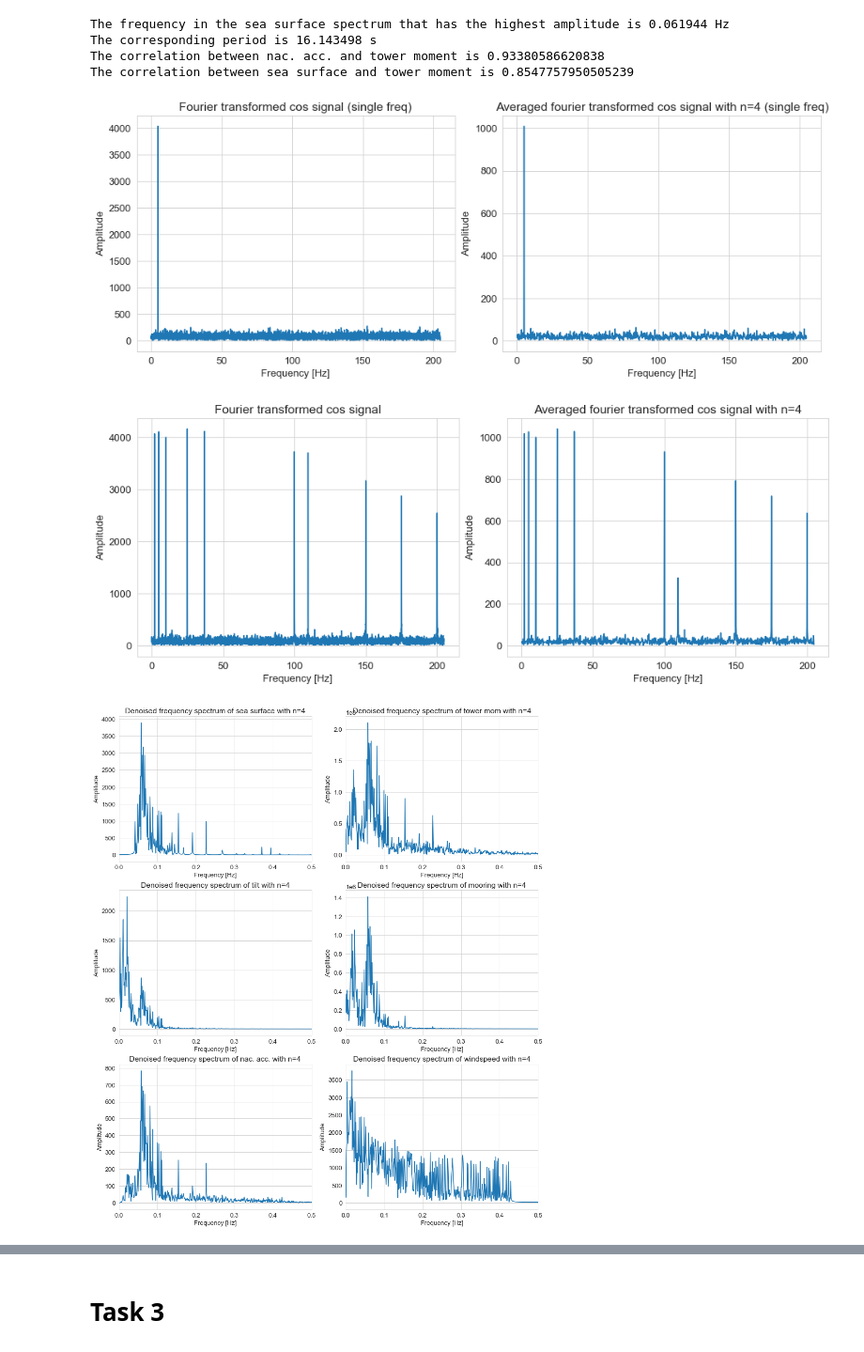
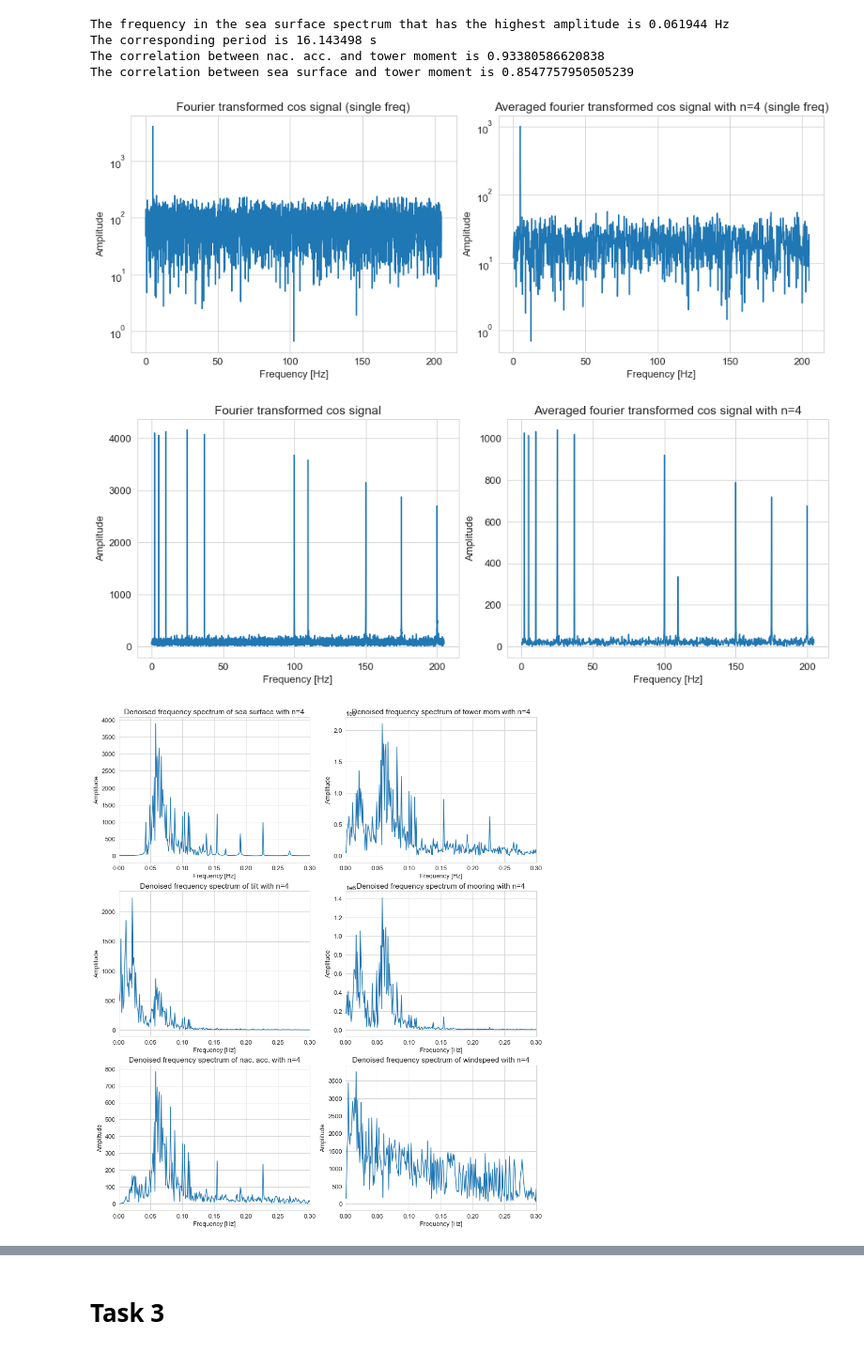
Before and after one commit to tesla1900/programming_course, a Jupyter notebook: project/Project_3_physics718_wind_2_students.ipynb, the cells around one changed output, grey strips where cells are left out. Shown: that part at 94% size. Drawn from its saved outputs; the diff is of its cells as text; code cells hidden in the pictures.

```diff
--- a/project/Project_3_physics718_wind_2_students.ipynb
+++ b/project/Project_3_physics718_wind_2_students.ipynb
@@ -241,7 +241,6 @@ The correlation between nac. acc. and tower moment is 0.93380586620838
 The correlation between sea surface and tower moment is 0.8547757950505239
 # %%
 # function that performs average fourier transform
-
 def avg_fourier(time, a, n):
     '''
     takes time, an array a and slice length n as input and
@@ -259,6 +258,7 @@ def avg_fourier(time, a, n):
 
     return freq, fft_mean
 
+# function that gives the cosine signal
 def cosine(freq, sigma):
     '''
     takes in frequency array and standard deviation for noise
@@ -281,10 +281,11 @@ sig0, fft_sig0, frequency_space0, time_space0 = cosine(sf, 1)
 bits0 = 4
 frequency_space_avg0, sig_avg0 = avg_fourier(time_space0, sig0, bits0)
 
+# plotting
 fig, axs = plt.subplots(1, 2, figsize=(13, 5), constrained_layout=True)
-axs[0].plot(frequency_space0[1:], fft_sig0[1:])
+axs[0].plot(frequency_space0[1:], fft_sig0[1:]); axs[0].set_yscale('log')
 axs[0].set_title('Fourier transformed cos signal (single freq)')
-axs[1].plot(frequency_space_avg0[1:], np.abs(sig_avg0)[1:])
+axs[1].plot(frequency_space_avg0[1:], np.abs(sig_avg0)[1:]); axs[1].set_yscale('log')
 axs[1].set_title('Averaged fourier transformed cos signal with n=%d (single freq)'%bits0)
 # giving labels
 for ax in axs.flat:
@@ -296,6 +297,7 @@ sig, fft_sig, frequency_space, time_space = cosine(f_arr, 1)
 bits = 4
 frequency_space_avg, sig_avg = avg_fourier(time_space, sig, bits)
 
+# plotting
 fig, axs = plt.subplots(1, 2, figsize=(13, 5), constrained_layout=True)
 axs[0].plot(frequency_space[1:], fft_sig[1:])
 axs[0].set_title('Fourier transformed cos signal')
@@ -316,42 +318,43 @@ frequency4, mean4 = avg_fourier(t, nacAcc, nbits)
 frequency5, mean5 = avg_fourier(t, windSpeed, nbits)
 
 # plotting
 plt.rcParams["font.size"] = "13"
 fig, axs = plt.subplots(3, 2, figsize=(13, 15), constrained_layout=True)
-axs[0, 0].plot(frequency0[1:], np.abs(mean0)[1:]); axs[0, 0].set_xlim([0, 0.5]);
+axs[0, 0].plot(frequency0[1:], np.abs(mean0)[1:]); axs[0, 0].set_xlim([0, 0.3]);
 axs[0, 0].set_title('Denoised frequency spectrum of sea surface with n=%d'%nbits)
-axs[0, 1].plot(frequency1[1:], np.abs(mean1)[1:]); axs[0, 1].set_xlim([0, 0.5]);
+axs[0, 1].plot(frequency1[1:], np.abs(mean1)[1:]); axs[0, 1].set_xlim([0, 0.3]);
 axs[0, 1].set_title('Denoised frequency spectrum of tower mom with n=%d'%nbits)
-axs[1, 0].plot(frequency2[1:], np.abs(mean2)[1:]); axs[1, 0].set_xlim([0, 0.5]);
+axs[1, 0].plot(frequency2[1:], np.abs(mean2)[1:]); axs[1, 0].set_xlim([0, 0.3]);
 axs[1, 0].set_title('Denoised frequency spectrum of tilt with n=%d'%nbits)
-axs[1, 1].plot(frequency3[1:], np.abs(mean3)[1:]); axs[1, 1].set_xlim([0, 0.5]);
+axs[1, 1].plot(frequency3[1:], np.abs(mean3)[1:]); axs[1, 1].set_xlim([0, 0.3]);
 axs[1, 1].set_title('Denoised frequency spectrum of mooring with n=%d'%nbits)
-axs[2, 0].plot(frequency4[1:], np.abs(mean4)[1:]); axs[2, 0].set_xlim([0, 0.5]);
+axs[2, 0].plot(frequency4[1:], np.abs(mean4)[1:]); axs[2, 0].set_xlim([0, 0.3]);
 axs[2, 0].set_title('Denoised frequency spectrum of nac. acc. with n=%d'%nbits)
-axs[2, 1].plot(frequency5[1:], np.abs(mean5)[1:]); axs[2, 1].set_xlim([0, 0.5]);
+axs[2, 1].plot(frequency5[1:], np.abs(mean5)[1:]); axs[2, 1].set_xlim([0, 0.3]);
 axs[2, 1].set_title('Denoised frequency spectrum of windspeed with n=%d'%nbits)
 
 # giving labels
 for ax in axs.flat:
     ax.set(xlabel='Frequency [Hz]', ylabel='Amplitude')
 plt.show()
 
+# printing
 print('The maximum frequency of sea surface for n=%d is '%nbits, frequency0[1:][np.argmax(np.abs(mean0)[1:])], 'Hz')
-
+print('---------------------------------------------')
 
 for nn in [1, 2, 4, 8, 16]:
     freq, avg = avg_fourier(t, seaSurface, nn)
     print('The maximum frequency of sea surface for n=%d is'%nn, freq[np.argmax(np.abs(avg))], 'Hz')
 
 
-print('\n')
+print('---------------------------------------------')
 print('The maximum frequency of tower moment for n=%d is '%nbits, frequency1[1:][np.argmax(np.abs(mean1)[1:])], 'Hz')
 
 second_peak = frequency1[1:][np.argmax(np.abs(mean1)[1:][np.where(frequency1[1:]<0.05)])]
 print('The second frequency component peak of tower moment is at ',second_peak, 'Hz')
 print('The corresponding time period of the second peak is ',(1 / second_peak), 's')
 # %% [output]
-[figure, old version]
+[figure, new version]
-[figure, old version]
+[figure, new version]
-[figure, old version]
+[figure, new version]
 The maximum frequency of sea surface for n=4 is  0.057777777777777775 Hz
```
Also changed, not shown: parts of 5 cells of this notebook.
